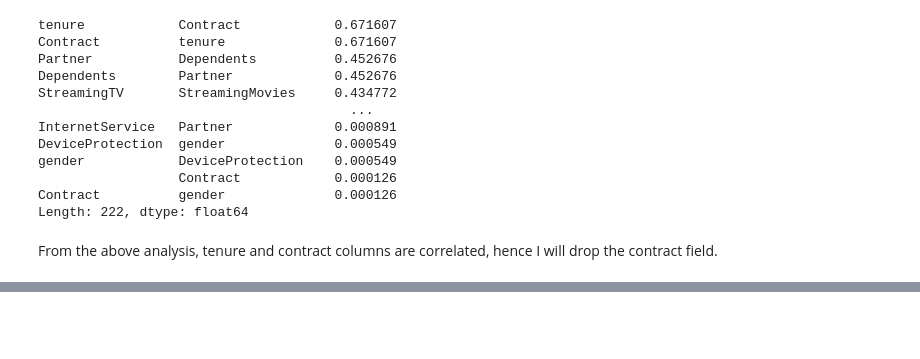
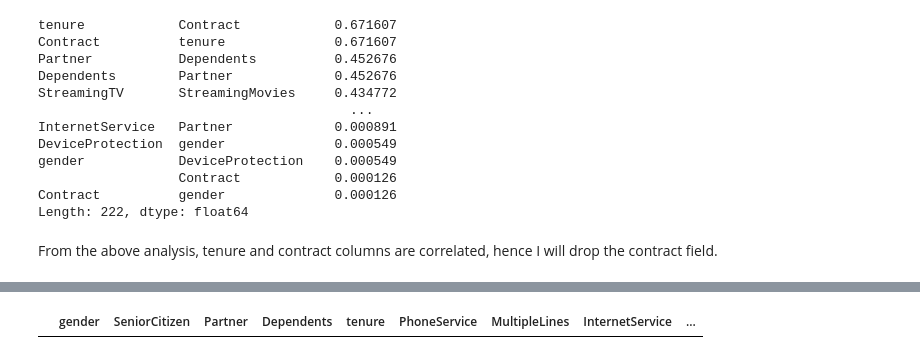
Before and after one commit to Morurifaith/Churn, a Jupyter notebook: churn.ipynb, the cells around one changed output, grey strips where cells are left out. Saved outputs shown, nothing was run; the diff lists cells and outputs as text; code cells hidden in the pictures; blank space fills up the shorter version.

```diff
--- a/churn.ipynb
+++ b/churn.ipynb
@@ -252,0 +250,5 @@ WARNING:tensorflow:From c:\Users\user\AppData\Local\Programs\Python\Python310\li
+# %%
+import numpy as np
+df[np.isnan(df['TotalCharges'])]
+# %% [output]
+|  | gender | SeniorCitizen | Partner | Dependents | tenure | PhoneService | MultipleLines | InternetService | ... |
```
Also changed, not shown: parts of 18 cells of this notebook.
